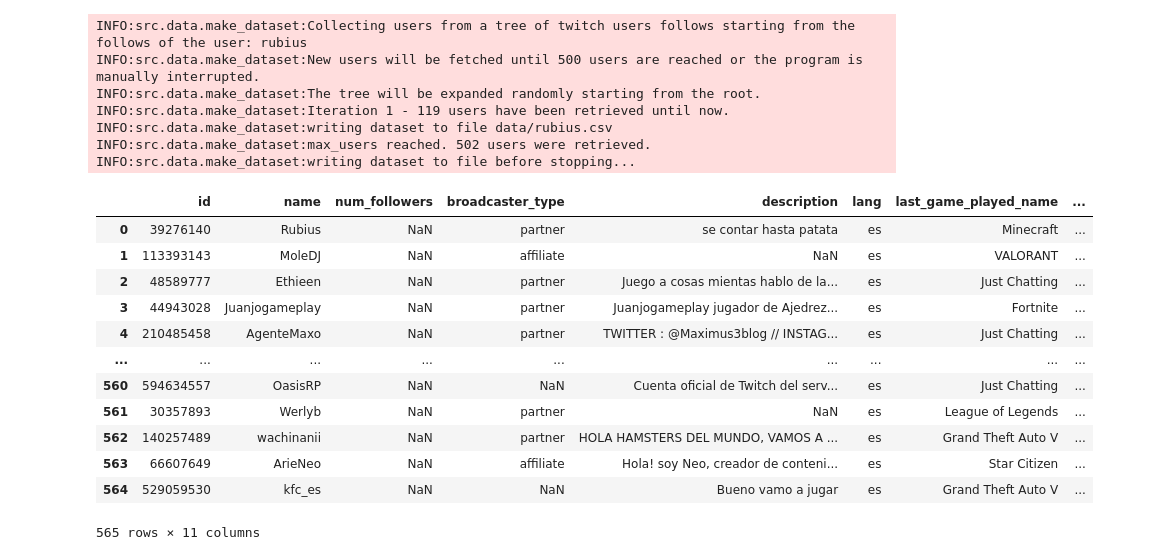
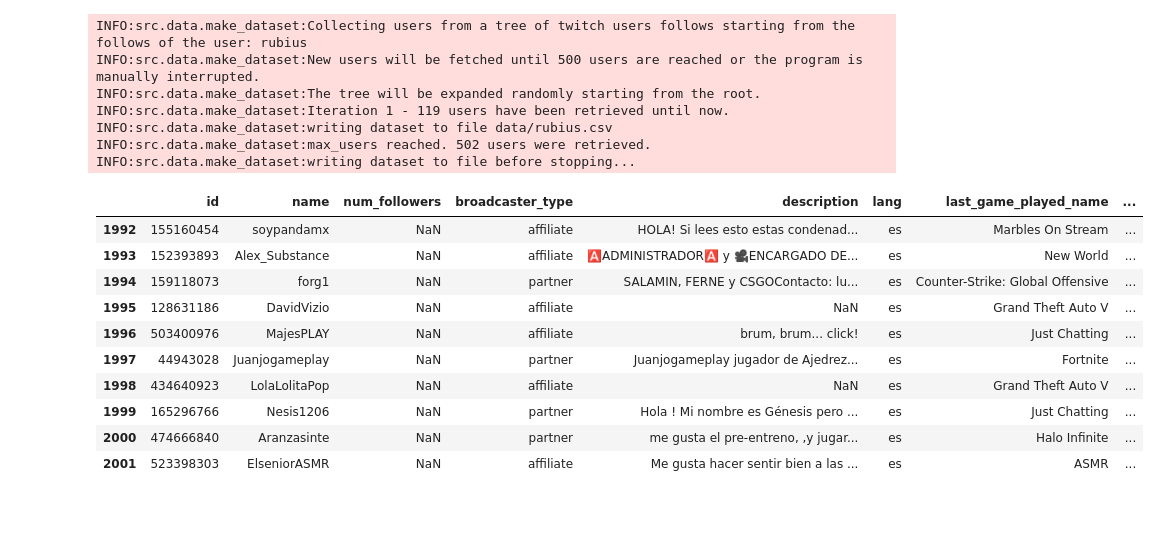
Before and after one commit to Enver-group/twitch-web-analytics, a Jupyter notebook: notebooks/simon-twitch-api.ipynb, the cells around one changed output. Saved outputs shown, nothing was run; the diff lists cells and outputs as text; code cells hidden in the pictures; blank space fills up the shorter version.

```diff
--- a/notebooks/simon-twitch-api.ipynb
+++ b/notebooks/simon-twitch-api.ipynb
@@ -67,21 +67,19 @@ INFO:src.data.make_dataset:writing dataset to file before stopping...
 # %%
 import pandas as pd
 df = pd.read_csv("data/rubius.csv",lineterminator='\n')
-df#[~df.user_follows.isnull()].count()
+df.iloc[-10:] #[~df.user_follows.isnull()].count()
 # %% [output]
 |  | id | name | num_followers | broadcaster_type | description | lang | last_game_played_name | ... |
-| 0 | 39276140 | Rubius | NaN | partner | se contar hasta patata | es | Minecraft | ... |
-| 1 | 113393143 | MoleDJ | NaN | affiliate | NaN | es | VALORANT | ... |
-| 2 | 48589777 | Ethieen | NaN | partner | Juego a cosas mientas hablo de la... | es | Just Chatting | ... |
-| 3 | 44943028 | Juanjogameplay | NaN | partner | Juanjogameplay jugador de Ajedrez... | es | Fortnite | ... |
-| 4 | 210485458 | AgenteMaxo | NaN | partner | TWITTER : @Maximus3blog // INSTAG... | es | Just Chatting | ... |
-| ... | ... | ... | ... | ... | ... | ... | ... | ... |
-| 560 | 594634557 | OasisRP | NaN | NaN | Cuenta oficial de Twitch del serv... | es | Just Chatting | ... |
-| 561 | 30357893 | Werlyb | NaN | partner | NaN | es | League of Legends | ... |
-| 562 | 140257489 | wachinanii | NaN | partner | HOLA HAMSTERS DEL MUNDO, VAMOS A ... | es | Grand Theft Auto V | ... |
-| 563 | 66607649 | ArieNeo | NaN | affiliate | Hola! soy Neo, creador de conteni... | es | Star Citizen | ... |
-| 564 | 529059530 | kfc_es | NaN | NaN | Bueno vamo a jugar | es | Grand Theft Auto V | ... |
+| 1992 | 155160454 | soypandamx | NaN | affiliate | HOLA! Si lees esto estas condenad... | es | Marbles On Stream | ... |
+| 1993 | 152393893 | Alex_Substance | NaN | affiliate | 🅰️ADMINISTRADOR🅰️ y 🎥ENCARGADO DE... | es | New World | ... |
+| 1994 | 159118073 | forg1 | NaN | partner | SALAMIN, FERNE y CSGOContacto: lu... | es | Counter-Strike: Global Offensive | ... |
+| 1995 | 128631186 | DavidVizio | NaN | affiliate | NaN | es | Grand Theft Auto V | ... |
+| 1996 | 503400976 | MajesPLAY | NaN | affiliate | brum, brum... click! | es | Just Chatting | ... |
+| 1997 | 44943028 | Juanjogameplay | NaN | partner | Juanjogameplay jugador de Ajedrez... | es | Fortnite | ... |
+| 1998 | 434640923 | LolaLolitaPop | NaN | affiliate | NaN | es | Grand Theft Auto V | ... |
+| 1999 | 165296766 | Nesis1206 | NaN | partner | Hola ! Mi nombre es Génesis pero ... | es | Just Chatting | ... |
+| 2000 | 474666840 | Aranzasinte | NaN | partner | me gusta el pre-entreno, ,y jugar... | es | Halo Infinite | ... |
+| 2001 | 523398303 | ElseniorASMR | NaN | affiliate | Me gusta hacer sentir bien a las ... | es | ASMR | ... |
-565 rows × 11 columns
 # %%
 from src.data import extract_follows_from_users_df
 extract_follows_from_users_df(df.iloc[-10:])
```
Also changed, not shown: parts of 3 cells of this notebook, 3 other files.
